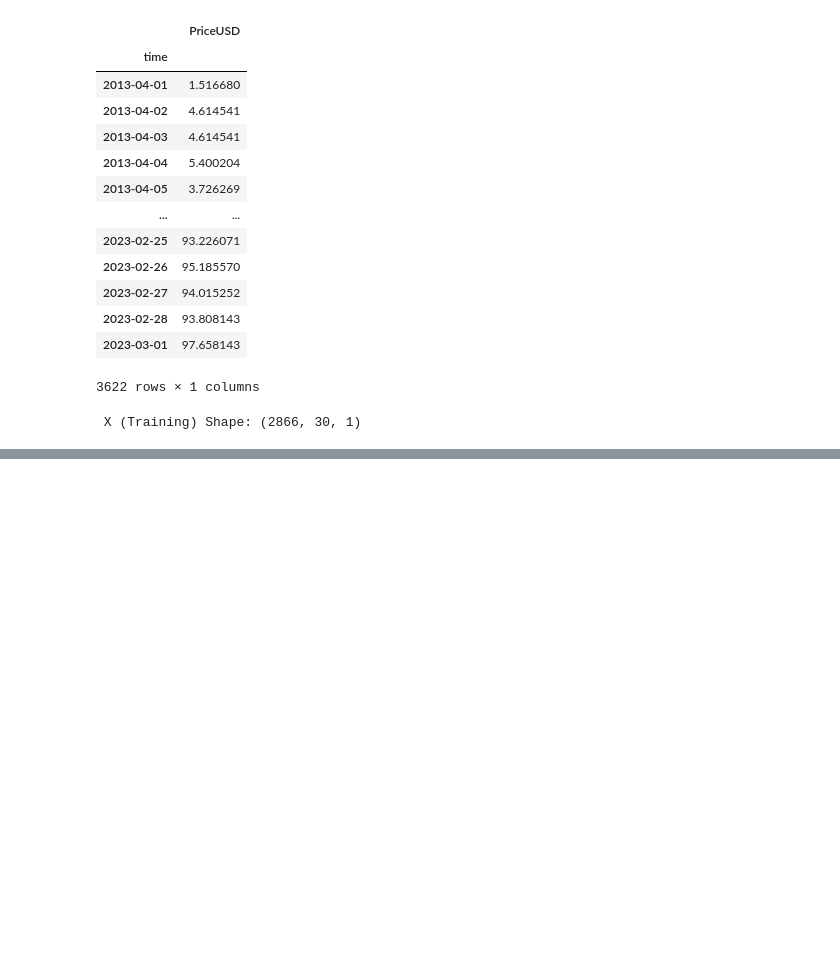
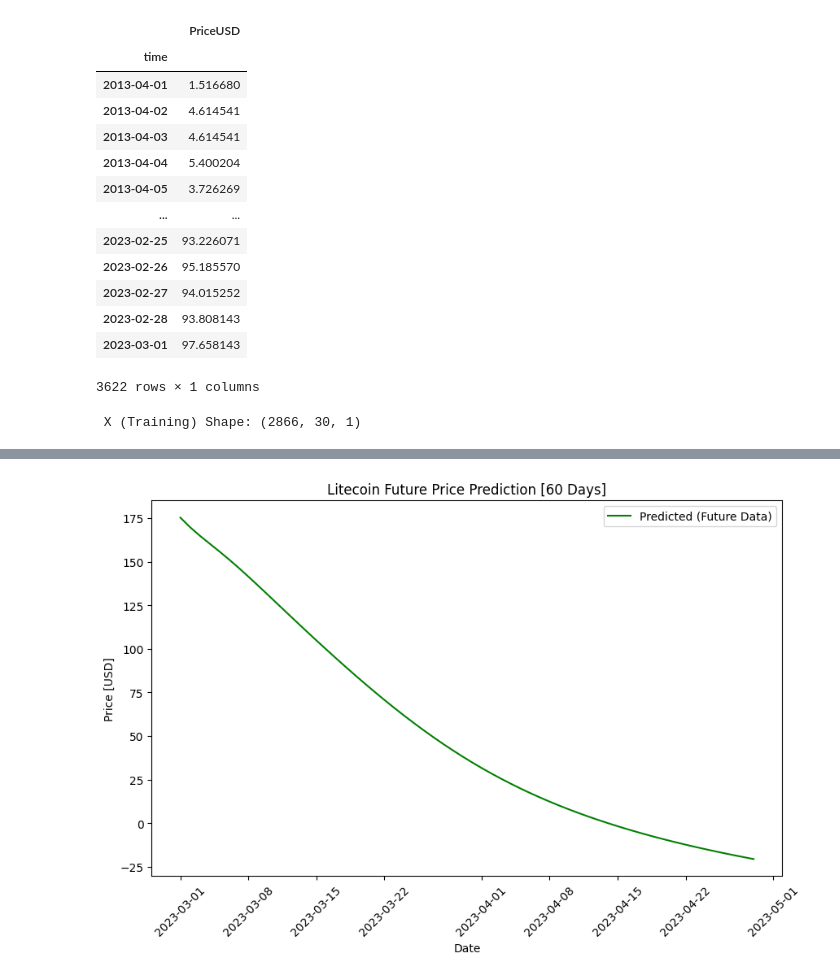
Before and after one commit to tylerfallon/The-Omniscient-Crypto-Oracle, a Jupyter notebook: David/LSTM-Model_Litecoin.ipynb, the cells around one changed output, grey strips where cells are left out. Saved outputs shown, nothing was run; the diff lists cells and outputs as text; code cells hidden in the pictures; blank space fills up the shorter version.

```diff
--- a/David/LSTM-Model_Litecoin.ipynb
+++ b/David/LSTM-Model_Litecoin.ipynb
@@ -296,0 +321,12 @@ plt.show()
+# %%
+# Plot actual vs predicted values
+plt.figure(figsize=(10, 6))
+plt.plot(predictions_df2.index, predictions_df2['predicted'], color="green", label='Predicted (Future Data)')
+plt.legend()
+plt.title('Litecoin Future Price Prediction [60 Days]')
+plt.xlabel('Date')
+plt.ylabel('Price [USD]')
+plt.xticks(rotation=45)
+plt.show()
+# %% [output]
+[figure, added]
```
Also changed, not shown: parts of 25 cells of this notebook, 4 other files.
